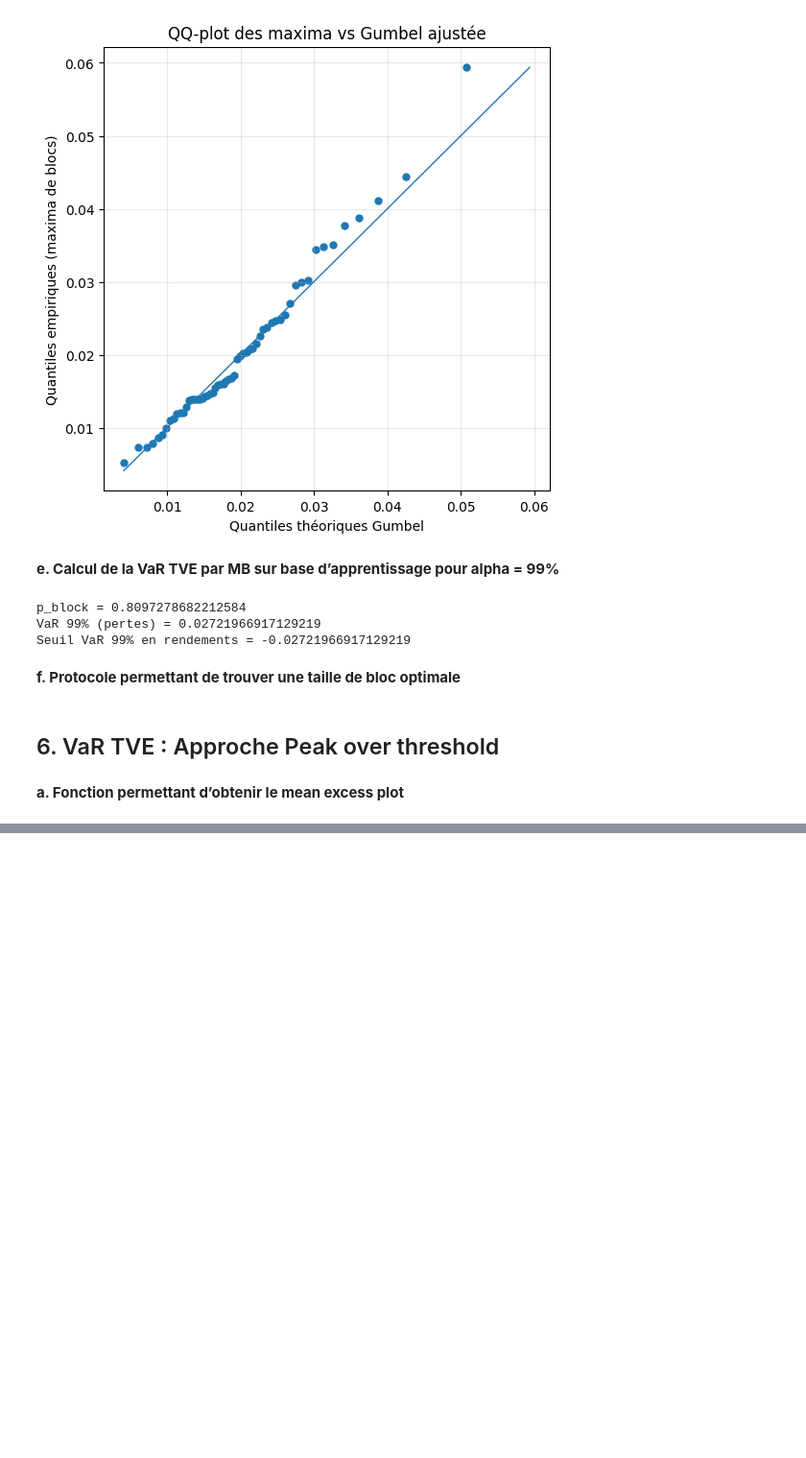
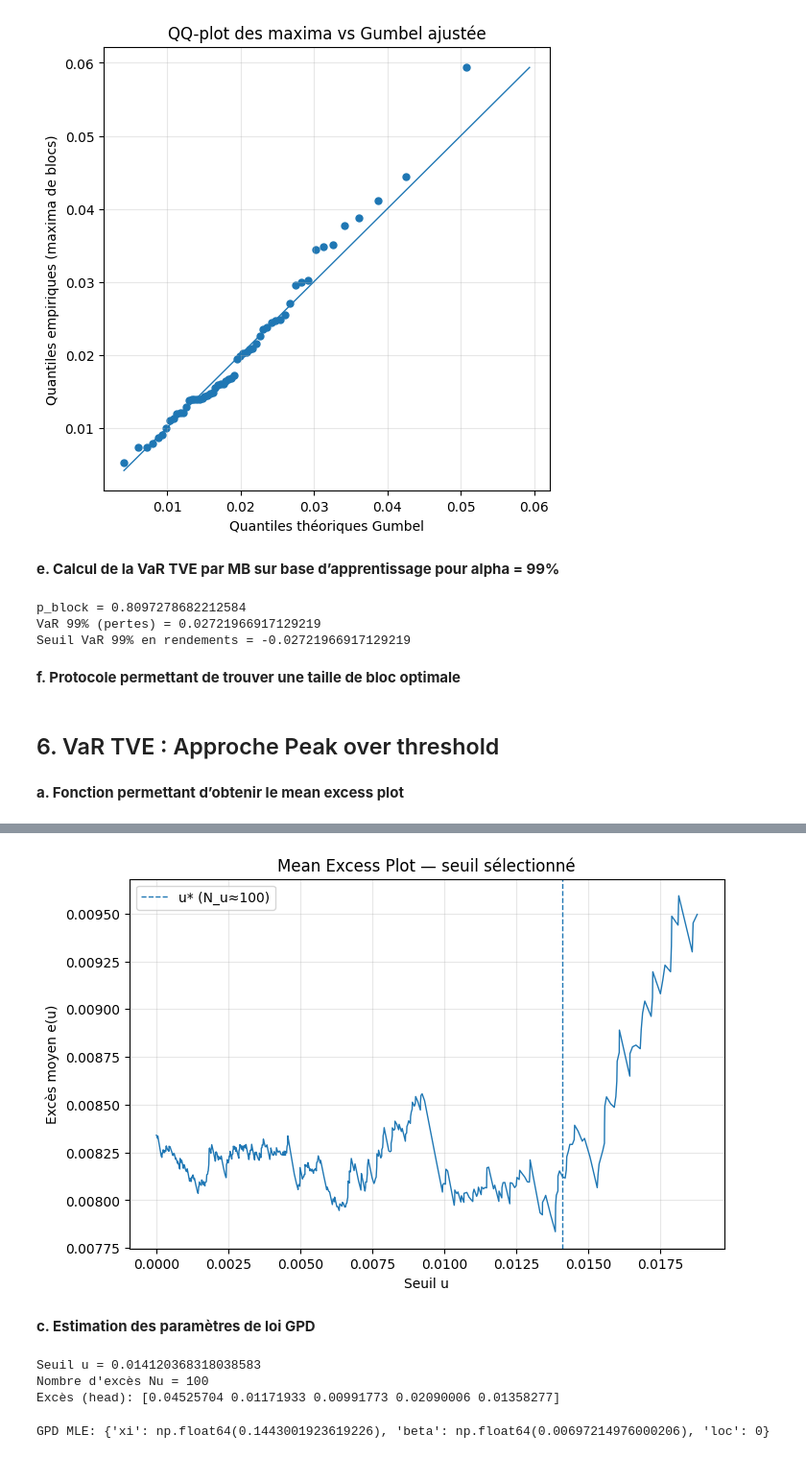
Before and after one commit to Celeste2405/Risque-extreme, a Jupyter notebook: projet.ipynb, the cells around one changed output, grey strips where cells are left out. Shown at 96% size. Saved outputs shown, nothing was run; the diff lists cells and outputs as text; code cells hidden in the pictures; blank space fills up the shorter version.

```diff
--- a/projet.ipynb
+++ b/projet.ipynb
@@ -1102,0 +1190,14 @@ mean_excess_plot(
+# %%
+plt.figure(figsize=(8,5))
+plt.plot(u_vals, e_vals, linewidth=1)
+plt.axvline(u_star, linestyle="--", linewidth=1, label=f"u* (N_u≈{Nu_star})")
+plt.xlabel("Seuil u")
+plt.ylabel("Excès moyen e(u)")
+plt.title("Mean Excess Plot — seuil sélectionné")
+plt.grid(alpha=0.3)
+plt.legend()
+plt.show()
+# %% [output]
+[figure, added]
+# %% [markdown]
+**c. Estimation des paramètres de loi GPD**
@@ -1102,0 +1218,32 @@ mean_excess_plot(
+# %%
+# Exemple d'utilisation
+exc, Nu = build_exceedances(df_train_losses["loss"], u_star)
+print("Seuil u =", u_star)
+print("Nombre d'excès Nu =", Nu)
+print("Excès (head):", exc[:5])
+# %% [output]
+Seuil u = 0.014120368318038583
+Nombre d'excès Nu = 100
+Excès (head): [0.04525704 0.01171933 0.00991773 0.02090006 0.01358277]
+# %%
+from scipy.stats import genpareto
+
+def fit_gpd_mle(exceedances):
+    """
+    Estime les paramètres GPD (xi, beta) sur des excès >= 0.
+    Retourne un dict avec xi (shape) et beta (scale).
+    """
+    y = np.asarray(exceedances)
+    y = y[np.isfinite(y)]
+    y = y[y >= 0]
+
+    # Fit MLE: genpareto(c=xi, loc=0, scale=beta)
+    xi_hat, loc_hat, beta_hat = genpareto.fit(y, floc=0)
+
+    return {"xi": xi_hat, "beta": beta_hat, "loc": loc_hat}
+
+# Exemple d'utilisation
+gpd_fit = fit_gpd_mle(exc)
+print("GPD MLE:", gpd_fit)
+# %% [output]
+GPD MLE: {'xi': np.float64(0.1443001923619226), 'beta': np.float64(0.00697214976000206), 'loc': 0}
```
Also changed, not shown: parts of 31 cells of this notebook, 1 other file.
